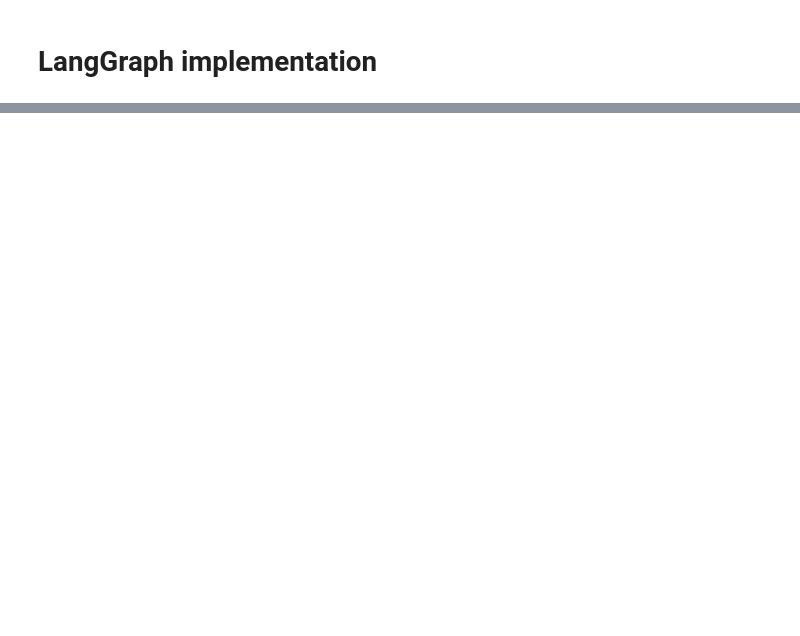
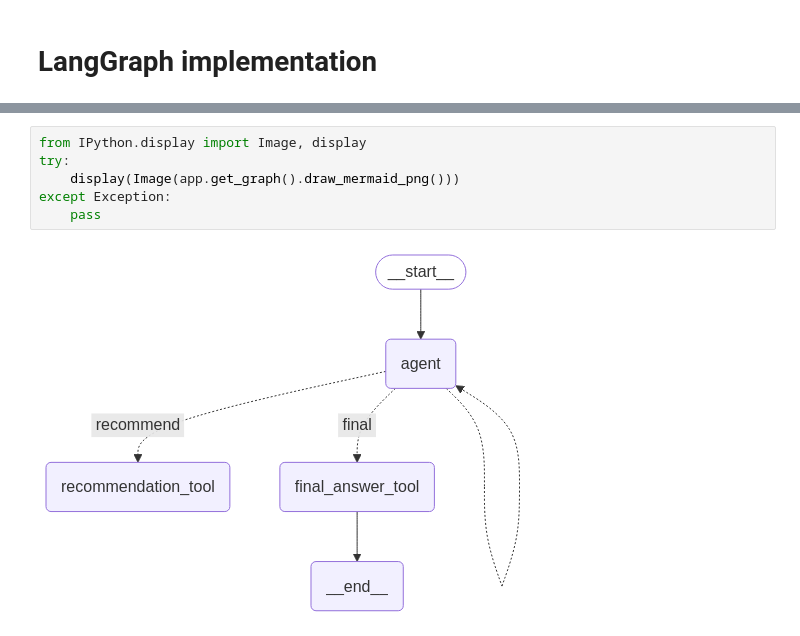
Before and after one commit to AnaqiAmir/FlavorFusion, a Jupyter notebook: api/src/workflow.ipynb, the cells around one changed output, grey strips where cells are left out. Drawn from its saved outputs; the diff is of its cells as text; blank space fills up the shorter version.

```diff
--- a/api/src/workflow.ipynb
+++ b/api/src/workflow.ipynb
@@ -20,0 +202,8 @@ index = FlatIndex("../../recipe_embeddings.json")
+# %%
+from IPython.display import Image, display
+try:
+    display(Image(app.get_graph().draw_mermaid_png()))
+except Exception:
+    pass
+# %% [output]
+[figure, added]
```
Also changed, not shown: parts of 8 cells of this notebook.
